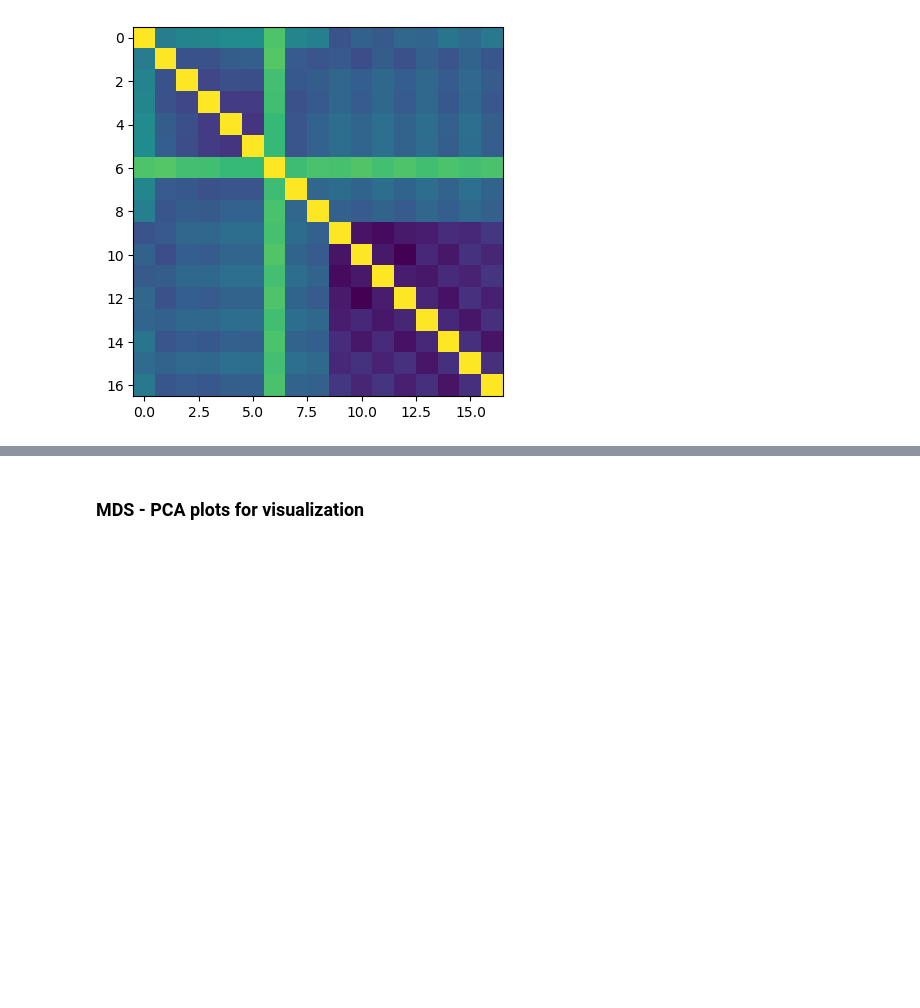
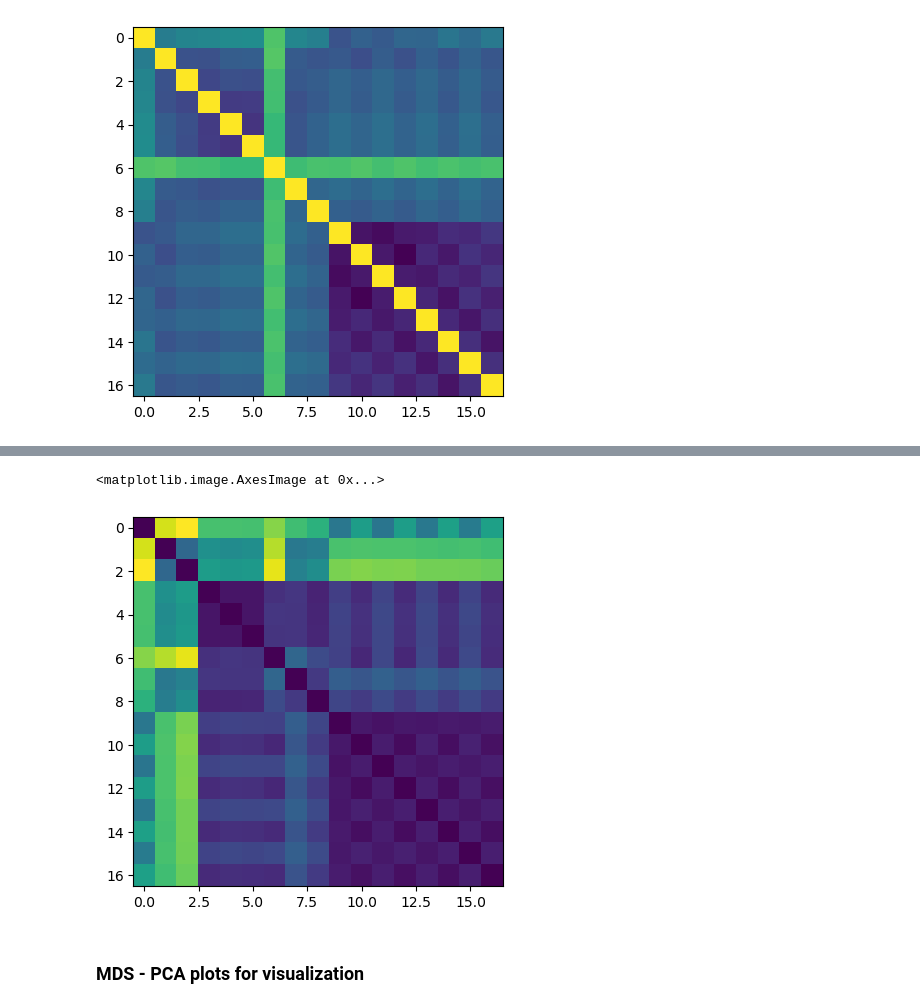
Before and after one commit to SarahHarvey/decoding-similarity, a Jupyter notebook: compare-many-networks-decoding-similarity.ipynb, the cells around one changed output, grey strips where cells are left out. Drawn from its saved outputs; the diff is of its cells as text; code cells hidden in the pictures; blank space fills up the shorter version.

```diff
--- a/compare-many-networks-decoding-similarity.ipynb
+++ b/compare-many-networks-decoding-similarity.ipynb
@@ -235,3 +240,8 @@ plt.imshow(dists_cka)
+# %%
+plt.imshow(bures_dist)
+# %% [output]
+<matplotlib.image.AxesImage at 0x...>
+[figure, added]
 # %% [markdown]
 ### MDS - PCA plots for visualization
 # %%
```
Also changed, not shown: parts of 17 cells of this notebook, 3 other files.
